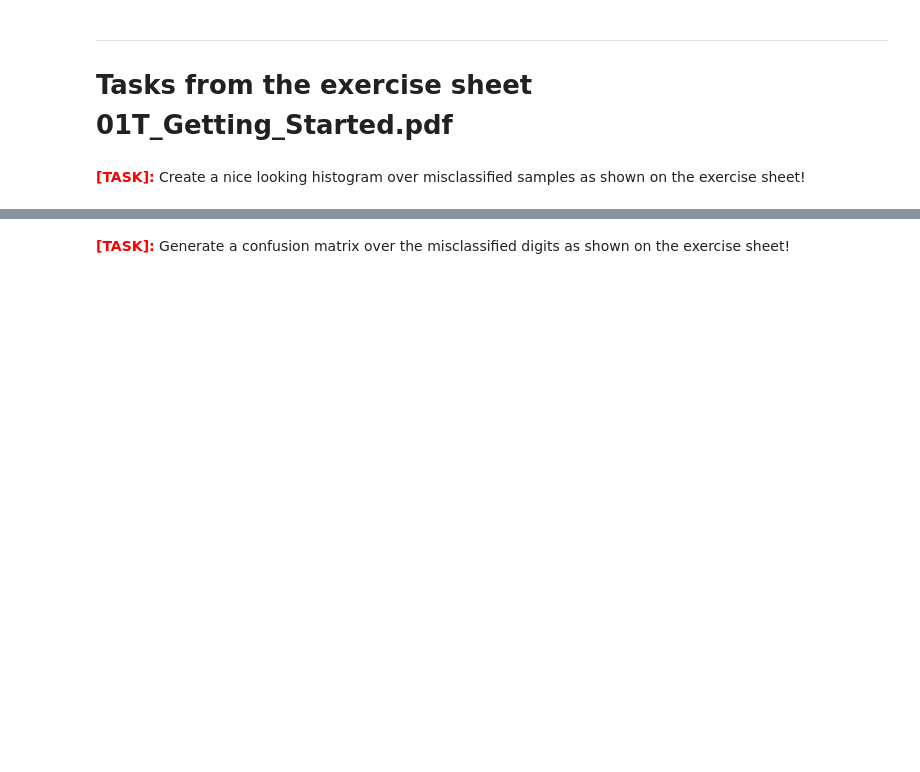
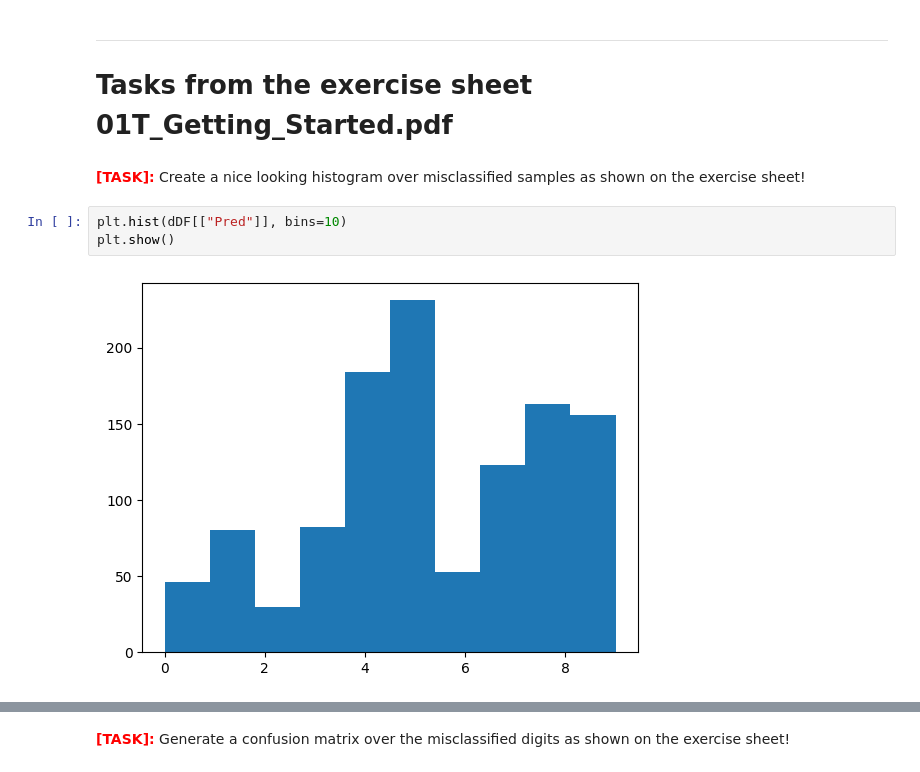
Before and after one commit to luimui/AI3-NN-SS24, a Jupyter notebook: 01T_Getting_Started.ipynb, the cells around one changed output, grey strips where cells are left out. Saved outputs shown, nothing was run; the diff lists cells and outputs as text; blank space fills up the shorter version.

```diff
--- a/01T_Getting_Started.ipynb
+++ b/01T_Getting_Started.ipynb
@@ -245,3 +258,8 @@ show_sample(0)
 # Tasks from the exercise sheet 01T_Getting_Started.pdf
 # %% [markdown]
 <font color=red>**[TASK]:**</font> Create a nice looking histogram over misclassified samples as shown on the exercise sheet!
+# %%
+plt.hist(dDF[["Pred"]], bins=10)
+plt.show()
+# %% [output]
+[figure, added]
```
Also changed, not shown: parts of 17 cells of this notebook.
